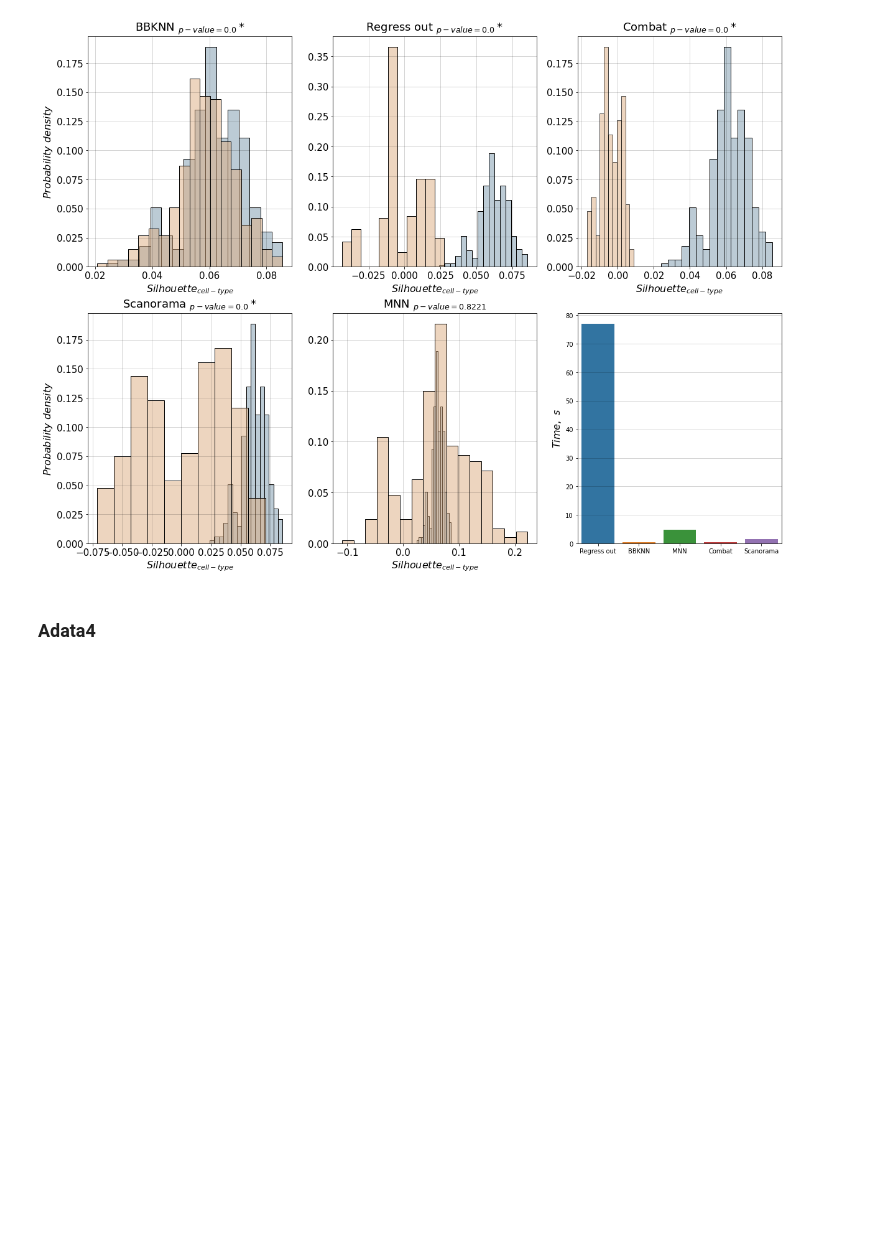
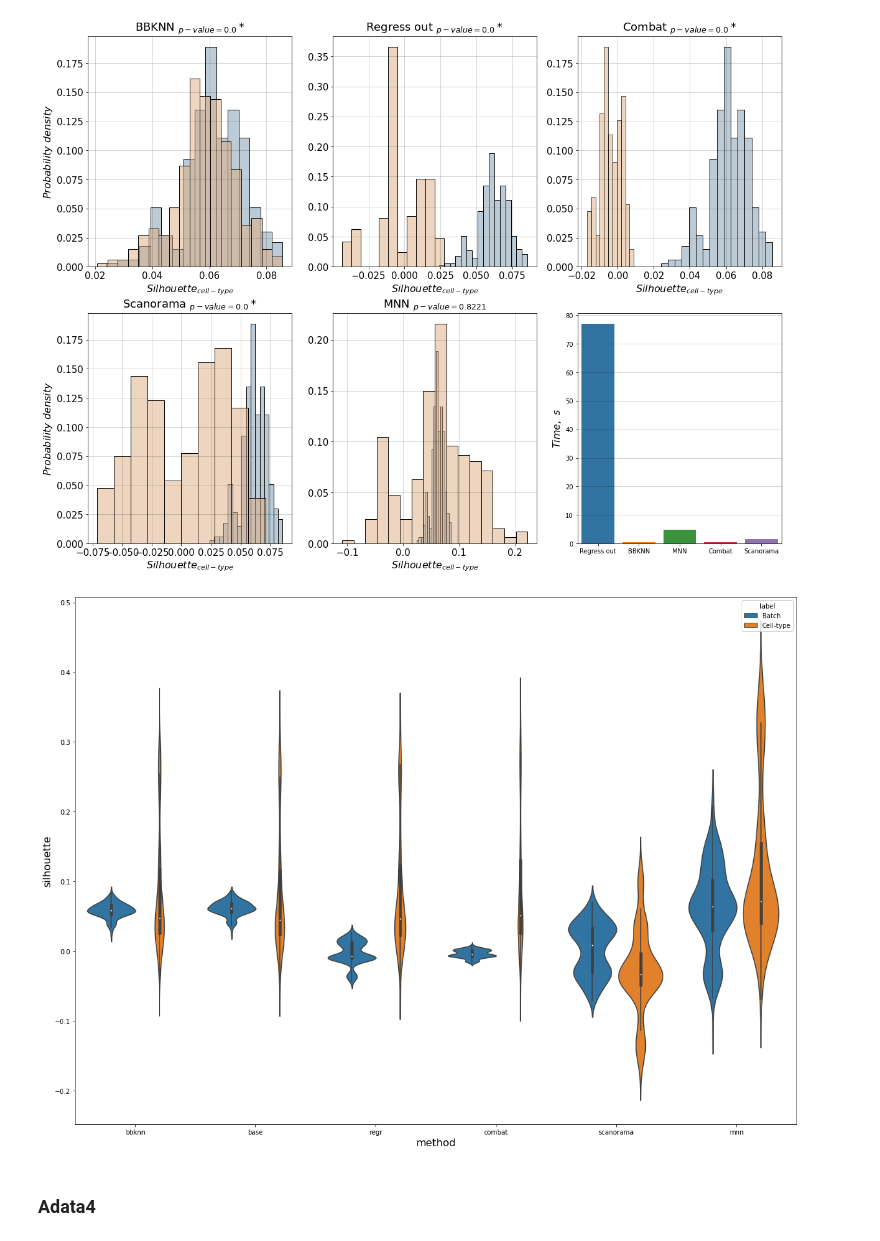
Before and after one commit to immunomind/bi2021spring, a Jupyter notebook: new_stage/notebooks/final_results.ipynb, the cells around one changed output. Drawn from its saved outputs; the diff is of its cells as text; code cells hidden in the pictures; blank space fills up the shorter version.

```diff
--- a/new_stage/notebooks/final_results.ipynb
+++ b/new_stage/notebooks/final_results.ipynb
@@ -125,6 +155,11 @@ plot_result(sim_adata1_silhs, algs_title, calculate_p_val(sim_adata1_silhs, by="
 plot_result(sim_adata1_silhs, algs_title, calculate_p_val(sim_adata1_silhs, by="batch")["p-value"], time_table["simulated_500"], by="batch")
 # %% [output]
 [figure]
+# %%
+sns.violinplot(data=make_long_adata(sim_adata1_silhs), x="method", y="silhouette", hue="label")
+plt.show()
+# %% [output]
+[figure, added]
 # %% [markdown]
 ### Adata4
 # %%
```
Also changed, not shown: parts of 5 cells of this notebook.
